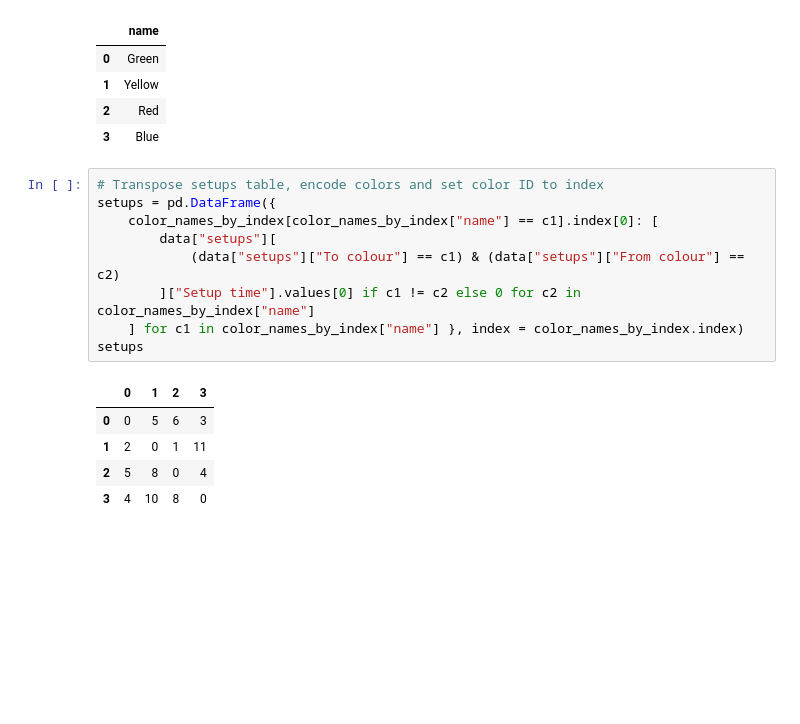
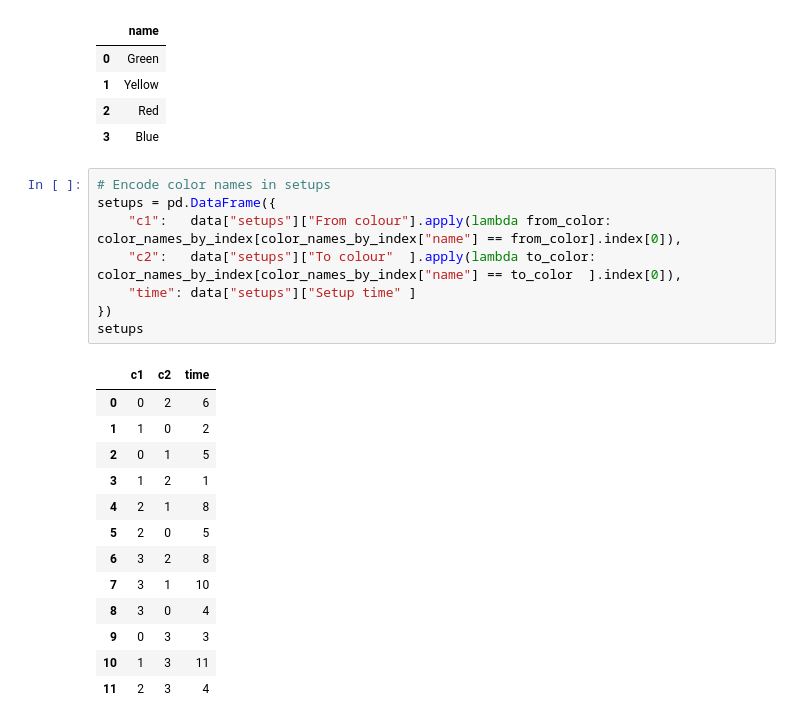
Before and after one commit to sebas-fontys/OR5-paintshop, a Jupyter notebook: solution.ipynb, the cells around one changed output. Drawn from its saved outputs; the diff is of its cells as text; blank space fills up the shorter version.

```diff
--- a/solution.ipynb
+++ b/solution.ipynb
@@ -75,19 +86,26 @@ color_names_by_index
 | 1 | Yellow |
 | 2 | Red |
 | 3 | Blue |
-# %%
-# Transpose setups table, encode colors and set color ID to index
-setups = pd.DataFrame({
-    color_names_by_index[color_names_by_index["name"] == c1].index[0]: [
-        data["setups"][
-            (data["setups"]["To colour"] == c1) & (data["setups"]["From colour"] == c2)
-        ]["Setup time"].values[0] if c1 != c2 else 0 for c2 in color_names_by_index["name"]
-    ] for c1 in color_names_by_index["name"] }, index = color_names_by_index.index)
-setups
-# %% [output]
-|  | 0 | 1 | 2 | 3 |
-| 0 | 0 | 5 | 6 | 3 |
-| 1 | 2 | 0 | 1 | 11 |
-| 2 | 5 | 8 | 0 | 4 |
-| 3 | 4 | 10 | 8 | 0 |
+# %%
+# Encode color names in setups
+setups = pd.DataFrame({
+    "c1":   data["setups"]["From colour"].apply(lambda from_color: color_names_by_index[color_names_by_index["name"] == from_color].index[0]),
+    "c2":   data["setups"]["To colour"  ].apply(lambda to_color:   color_names_by_index[color_names_by_index["name"] == to_color  ].index[0]),
+    "time": data["setups"]["Setup time" ]
+})
+setups
+# %% [output]
+|  | c1 | c2 | time |
+| 0 | 0 | 2 | 6 |
+| 1 | 1 | 0 | 2 |
+| 2 | 0 | 1 | 5 |
+| 3 | 1 | 2 | 1 |
+| 4 | 2 | 1 | 8 |
+| 5 | 2 | 0 | 5 |
+| 6 | 3 | 2 | 8 |
+| 7 | 3 | 1 | 10 |
+| 8 | 3 | 0 | 4 |
+| 9 | 0 | 3 | 3 |
+| 10 | 1 | 3 | 11 |
+| 11 | 2 | 3 | 4 |
 # %%
```
Also changed, not shown: parts of 14 cells of this notebook.
